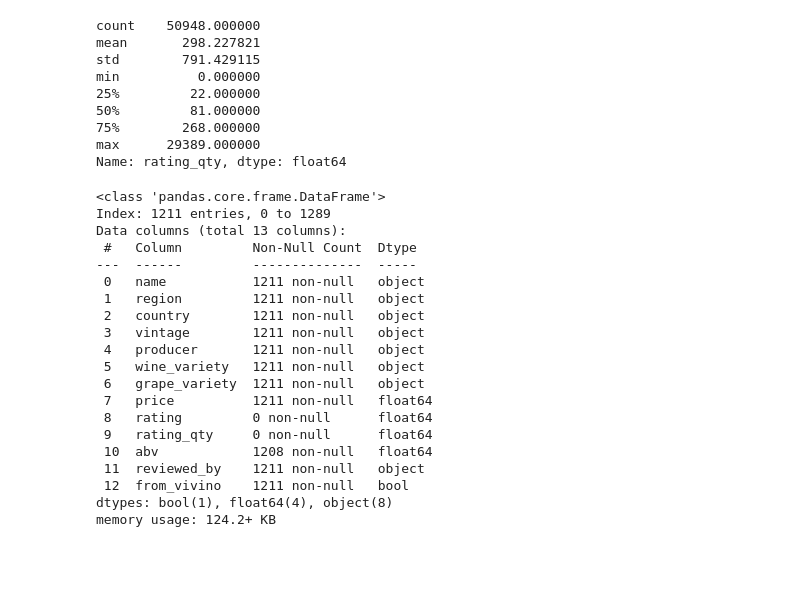
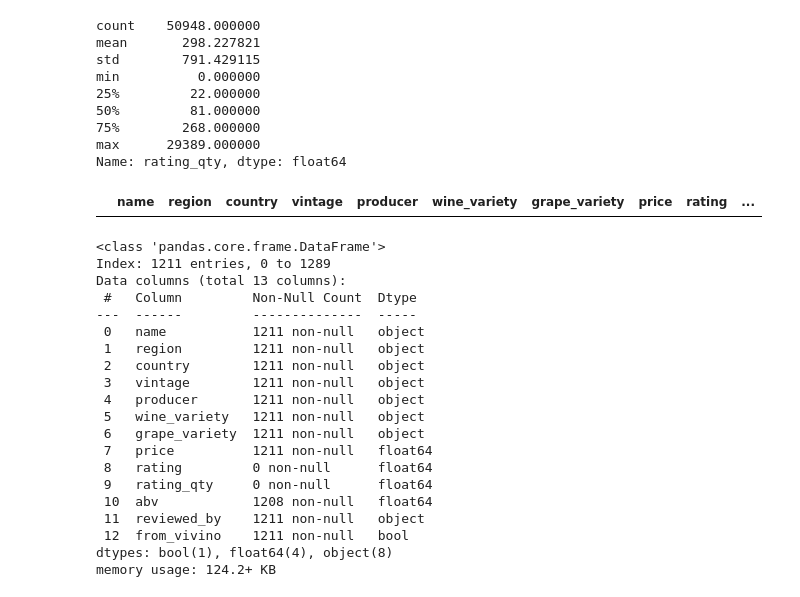
Before and after one commit to acdaniel864/capstone, a Jupyter notebook: code/01_data_cleaning.ipynb, the cells around one changed output. Saved outputs shown, nothing was run; the diff lists cells and outputs as text; code cells hidden in the pictures; blank space fills up the shorter version.

```diff
--- a/code/01_data_cleaning.ipynb
+++ b/code/01_data_cleaning.ipynb
@@ -1606,6 +1600,10 @@ min          0.000000
 75%        268.000000
 max      29389.000000
 Name: rating_qty, dtype: float64
+# %%
+df_combined[df_combined['producer'] == 'Reira Dona Antonia 10 Year Tawny Port']
+# %% [output]
+|  | name | region | country | vintage | producer | wine_variety | grape_variety | price | rating | ... |
 # %%
 df_val.info()
 # %% [output]
```
Also changed, not shown: parts of 23 cells of this notebook, 12 other files.
